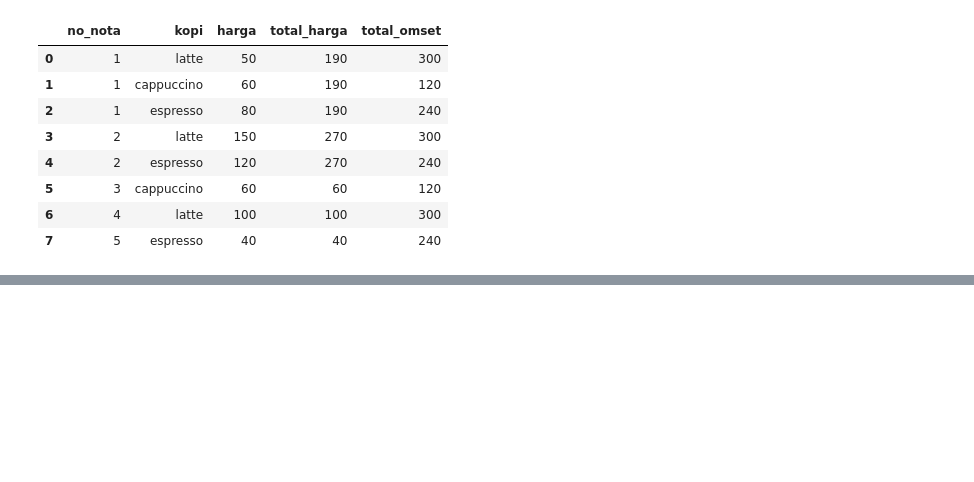
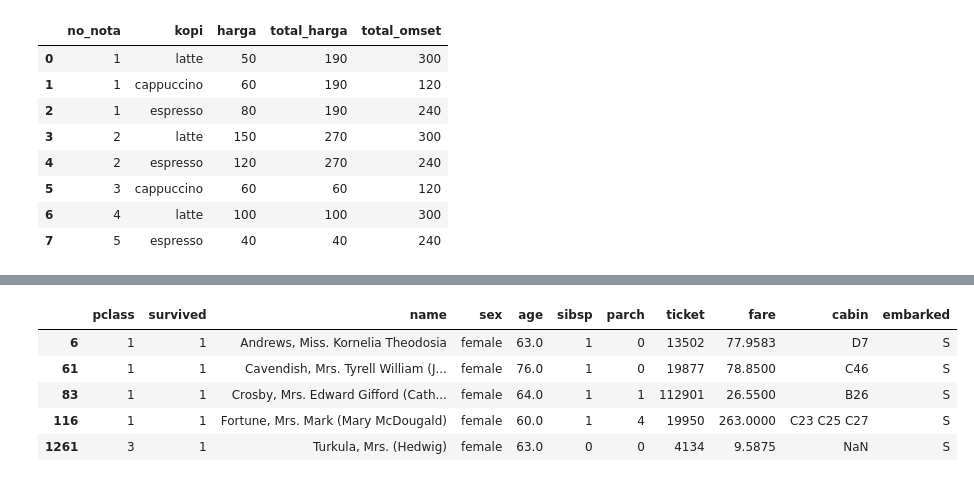
Before and after one commit to yap23/belajar_python, a Jupyter notebook: Belajar Pandas.ipynb, the cells around one changed output, grey strips where cells are left out. Drawn from its saved outputs; the diff is of its cells as text; code cells hidden in the pictures; blank space fills up the shorter version.

```diff
--- a/Belajar Pandas.ipynb
+++ b/Belajar Pandas.ipynb
@@ -1896,0 +1972,15 @@ df
+# %%
+# membuat kode readble sehingga mudah di baca
+df[
+    (df['sex']=='female') &
+    (df['age']>=60) &
+    (df['embarked']=='S') &
+    (df['survived']==1)
+]
+# %% [output]
+|  | pclass | survived | name | sex | age | sibsp | parch | ticket | fare | cabin | embarked |
+| 6 | 1 | 1 | Andrews, Miss. Kornelia Theodosia | female | 63.0 | 1 | 0 | 13502 | 77.9583 | D7 | S |
+| 61 | 1 | 1 | Cavendish, Mrs. Tyrell William (J... | female | 76.0 | 1 | 0 | 19877 | 78.8500 | C46 | S |
+| 83 | 1 | 1 | Crosby, Mrs. Edward Gifford (Cath... | female | 64.0 | 1 | 1 | 112901 | 26.5500 | B26 | S |
+| 116 | 1 | 1 | Fortune, Mrs. Mark (Mary McDougald) | female | 60.0 | 1 | 4 | 19950 | 263.0000 | C23 C25 C27 | S |
+| 1261 | 3 | 1 | Turkula, Mrs. (Hedwig) | female | 63.0 | 0 | 0 | 4134 | 9.5875 | NaN | S |
```
Also changed, not shown: parts of 107 cells of this notebook, 1 other file.
